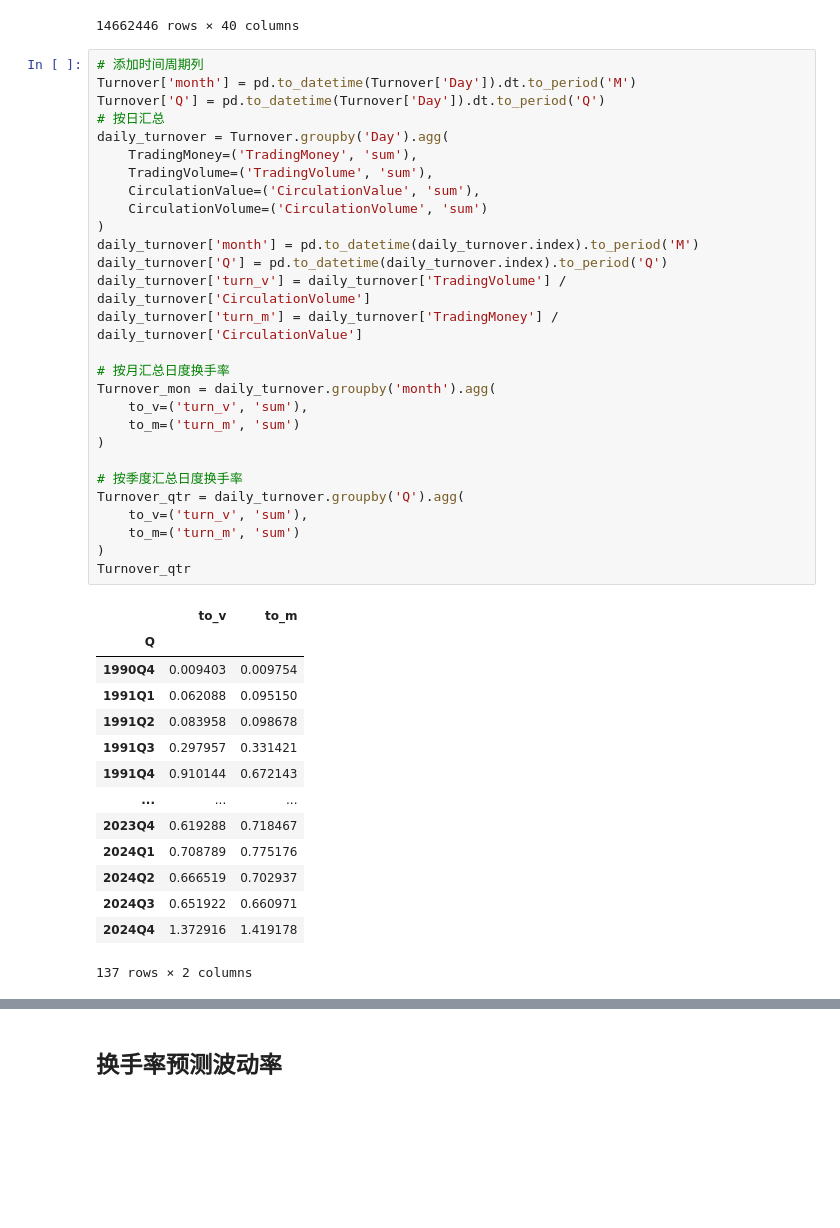
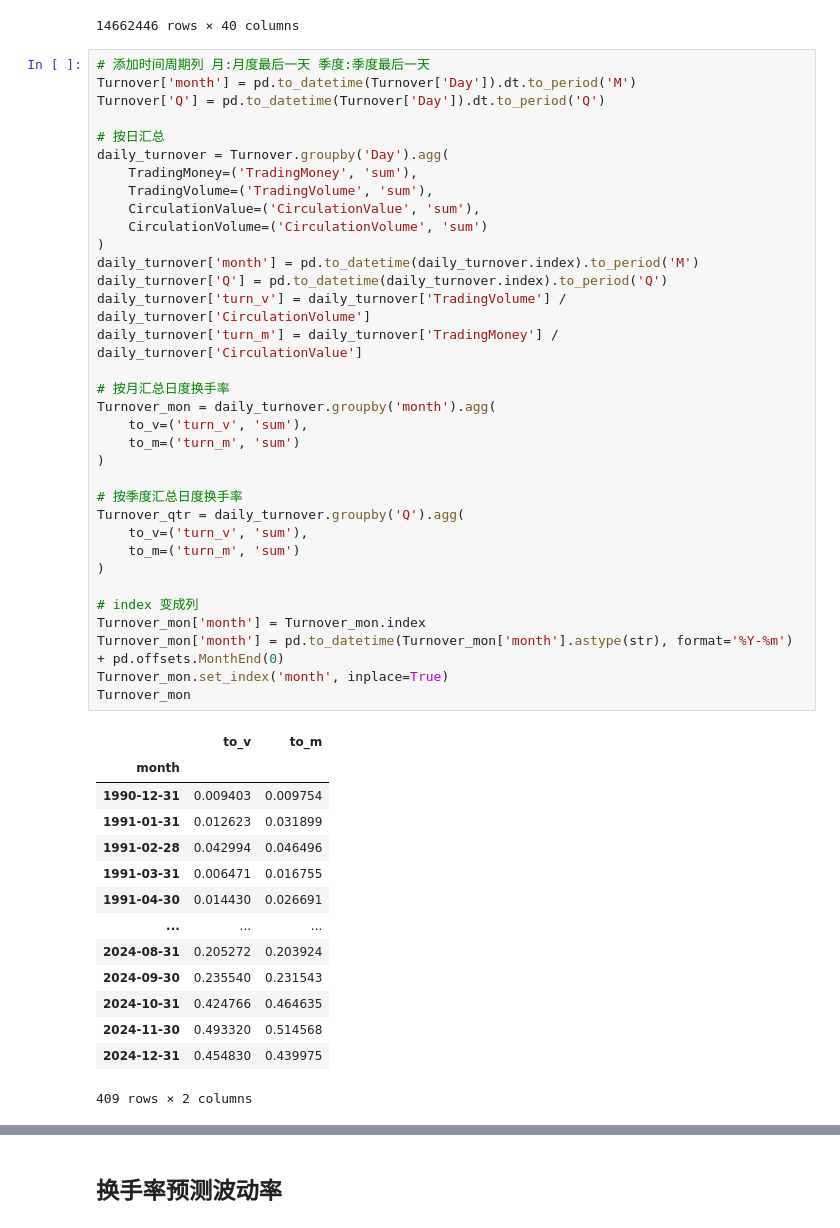
Before and after one commit to chenghang1989/Asset-Pricing-Homework, a Jupyter notebook: Homework1.ipynb, the cells around one changed output, grey strips where cells are left out. Drawn from its saved outputs; the diff is of its cells as text; blank space fills up the shorter version.

```diff
--- a/Homework1.ipynb
+++ b/Homework1.ipynb
@@ -1381,45 +1251,51 @@ Turnover
 | 14662445 | 2024-12-31 | 605599 | 2024.0 | 2024.75 | 2024.916667 | 11.25 | 11.57 | 11.25 | 11.35 | 4095900.0 | ... |
 14662446 rows × 40 columns
 # %%
-# 添加时间周期列
+# 添加时间周期列 月:月度最后一天 季度:季度最后一天
 Turnover['month'] = pd.to_datetime(Turnover['Day']).dt.to_period('M')
 Turnover['Q'] = pd.to_datetime(Turnover['Day']).dt.to_period('Q')
+
 # 按日汇总
 daily_turnover = Turnover.groupby('Day').agg(
     TradingMoney=('TradingMoney', 'sum'),
     TradingVolume=('TradingVolume', 'sum'),
     CirculationValue=('CirculationValue', 'sum'),
     CirculationVolume=('CirculationVolume', 'sum')
 )
 daily_turnover['month'] = pd.to_datetime(daily_turnover.index).to_period('M')
 daily_turnover['Q'] = pd.to_datetime(daily_turnover.index).to_period('Q')
 daily_turnover['turn_v'] = daily_turnover['TradingVolume'] / daily_turnover['CirculationVolume']
 daily_turnover['turn_m'] = daily_turnover['TradingMoney'] / daily_turnover['CirculationValue']
 
 # 按月汇总日度换手率
 Turnover_mon = daily_turnover.groupby('month').agg(
     to_v=('turn_v', 'sum'),
     to_m=('turn_m', 'sum')
 )
 
 # 按季度汇总日度换手率
 Turnover_qtr = daily_turnover.groupby('Q').agg(
     to_v=('turn_v', 'sum'),
     to_m=('turn_m', 'sum')
 )
-Turnover_qtr
+
+# index 变成列
+Turnover_mon['month'] = Turnover_mon.index
+Turnover_mon['month'] = pd.to_datetime(Turnover_mon['month'].astype(str), format='%Y-%m') + pd.offsets.MonthEnd(0)
+Turnover_mon.set_index('month', inplace=True)
+Turnover_mon
 # %% [output]
 |  | to_v | to_m |
-| Q |  |  |
-| 1990Q4 | 0.009403 | 0.009754 |
-| 1991Q1 | 0.062088 | 0.095150 |
-| 1991Q2 | 0.083958 | 0.098678 |
-| 1991Q3 | 0.297957 | 0.331421 |
-| 1991Q4 | 0.910144 | 0.672143 |
+| month |  |  |
+| 1990-12-31 | 0.009403 | 0.009754 |
+| 1991-01-31 | 0.012623 | 0.031899 |
+| 1991-02-28 | 0.042994 | 0.046496 |
+| 1991-03-31 | 0.006471 | 0.016755 |
+| 1991-04-30 | 0.014430 | 0.026691 |
 | ... | ... | ... |
-| 2023Q4 | 0.619288 | 0.718467 |
-| 2024Q1 | 0.708789 | 0.775176 |
-| 2024Q2 | 0.666519 | 0.702937 |
-| 2024Q3 | 0.651922 | 0.660971 |
-| 2024Q4 | 1.372916 | 1.419178 |
+| 2024-08-31 | 0.205272 | 0.203924 |
+| 2024-09-30 | 0.235540 | 0.231543 |
+| 2024-10-31 | 0.424766 | 0.464635 |
+| 2024-11-30 | 0.493320 | 0.514568 |
+| 2024-12-31 | 0.454830 | 0.439975 |
-137 rows × 2 columns
+409 rows × 2 columns
```
Also changed, not shown: parts of 48 cells of this notebook, 1 other file.
